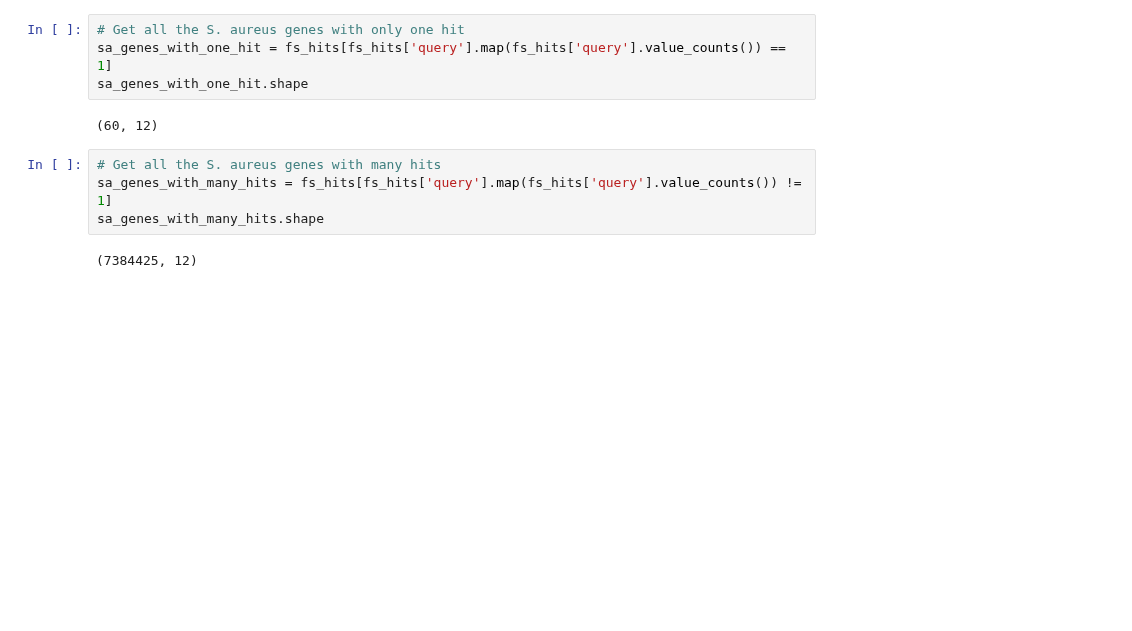
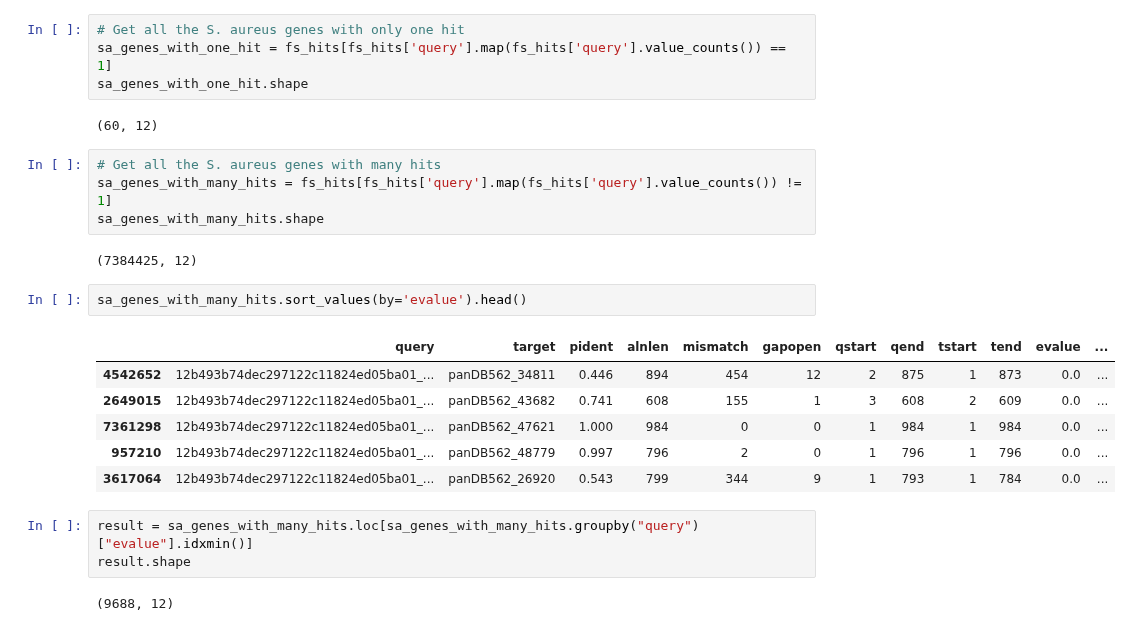
Before and after one commit to georgiadoing/seqADAGE, a Jupyter notebook: Py/muk_transfer_learning/genomic_mapping/Mukundan_sA_ec_pg_mapping.ipynb, the cells around one changed output. Saved outputs shown, nothing was run; the diff lists cells and outputs as text; blank space fills up the shorter version.

```diff
--- a/Py/muk_transfer_learning/genomic_mapping/Mukundan_sA_ec_pg_mapping.ipynb
+++ b/Py/muk_transfer_learning/genomic_mapping/Mukundan_sA_ec_pg_mapping.ipynb
@@ -846,3 +840,17 @@ sa_genes_with_many_hits = fs_hits[fs_hits['query'].map(fs_hits['query'].value_co
 sa_genes_with_many_hits.shape
 # %% [output]
 (7384425, 12)
+# %%
+sa_genes_with_many_hits.sort_values(by='evalue').head()
+# %% [output]
+|  | query | target | pident | alnlen | mismatch | gapopen | qstart | qend | tstart | tend | evalue | ... |
+| 4542652 | 12b493b74dec297122c11824ed05ba01_... | panDB562_34811 | 0.446 | 894 | 454 | 12 | 2 | 875 | 1 | 873 | 0.0 | ... |
+| 2649015 | 12b493b74dec297122c11824ed05ba01_... | panDB562_43682 | 0.741 | 608 | 155 | 1 | 3 | 608 | 2 | 609 | 0.0 | ... |
+| 7361298 | 12b493b74dec297122c11824ed05ba01_... | panDB562_47621 | 1.000 | 984 | 0 | 0 | 1 | 984 | 1 | 984 | 0.0 | ... |
+| 957210 | 12b493b74dec297122c11824ed05ba01_... | panDB562_48779 | 0.997 | 796 | 2 | 0 | 1 | 796 | 1 | 796 | 0.0 | ... |
+| 3617064 | 12b493b74dec297122c11824ed05ba01_... | panDB562_26920 | 0.543 | 799 | 344 | 9 | 1 | 793 | 1 | 784 | 0.0 | ... |
+# %%
+result = sa_genes_with_many_hits.loc[sa_genes_with_many_hits.groupby("query")["evalue"].idxmin()]
+result.shape
+# %% [output]
+(9688, 12)
```
Also changed, not shown: parts of 9 cells of this notebook.
